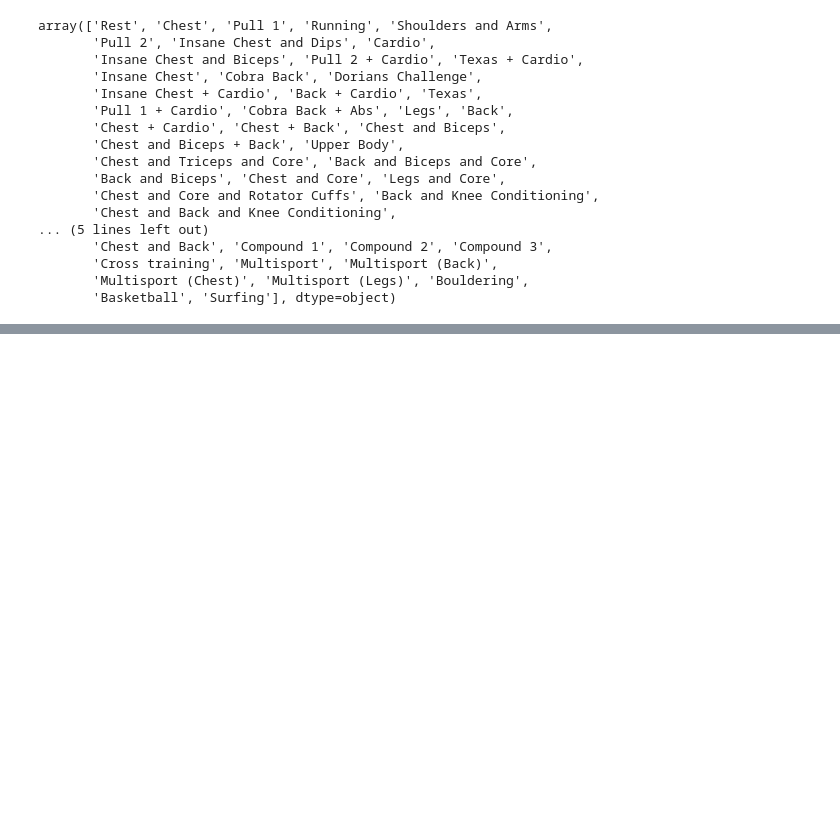
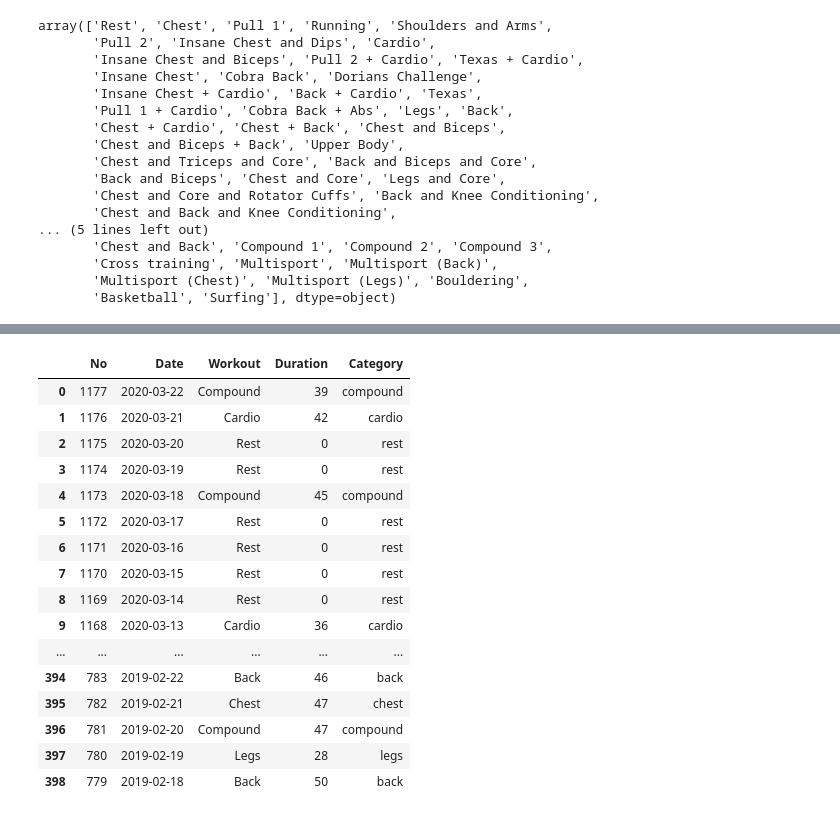
Before and after one commit to maosa/fitpy, a Jupyter notebook: data_manipulation.ipynb, the cells around one changed output, grey strips where cells are left out. Saved outputs shown, nothing was run; the diff lists cells and outputs as text; code cells hidden in the pictures; blank space fills up the shorter version.

```diff
--- a/data_manipulation.ipynb
+++ b/data_manipulation.ipynb
@@ -192,0 +223,20 @@ test
+# %%
+HTML(test.to_html(classes='table thead-dark'))
+# %% [output]
+|  | No | Date | Workout | Duration | Category |
+| 0 | 1177 | 2020-03-22 | Compound | 39 | compound |
+| 1 | 1176 | 2020-03-21 | Cardio | 42 | cardio |
+| 2 | 1175 | 2020-03-20 | Rest | 0 | rest |
+| 3 | 1174 | 2020-03-19 | Rest | 0 | rest |
+| 4 | 1173 | 2020-03-18 | Compound | 45 | compound |
+| 5 | 1172 | 2020-03-17 | Rest | 0 | rest |
+| 6 | 1171 | 2020-03-16 | Rest | 0 | rest |
+| 7 | 1170 | 2020-03-15 | Rest | 0 | rest |
+| 8 | 1169 | 2020-03-14 | Rest | 0 | rest |
+| 9 | 1168 | 2020-03-13 | Cardio | 36 | cardio |
+| ... | ... | ... | ... | ... | ... |
+| 394 | 783 | 2019-02-22 | Back | 46 | back |
+| 395 | 782 | 2019-02-21 | Chest | 47 | chest |
+| 396 | 781 | 2019-02-20 | Compound | 47 | compound |
+| 397 | 780 | 2019-02-19 | Legs | 28 | legs |
+| 398 | 779 | 2019-02-18 | Back | 50 | back |
```
Also changed, not shown: parts of 6 cells of this notebook, 5 other files.
